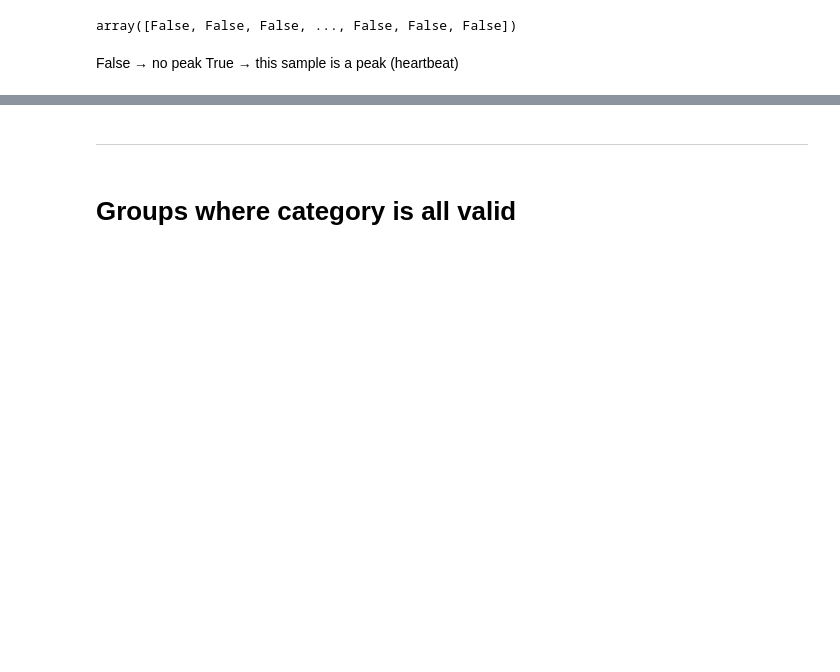
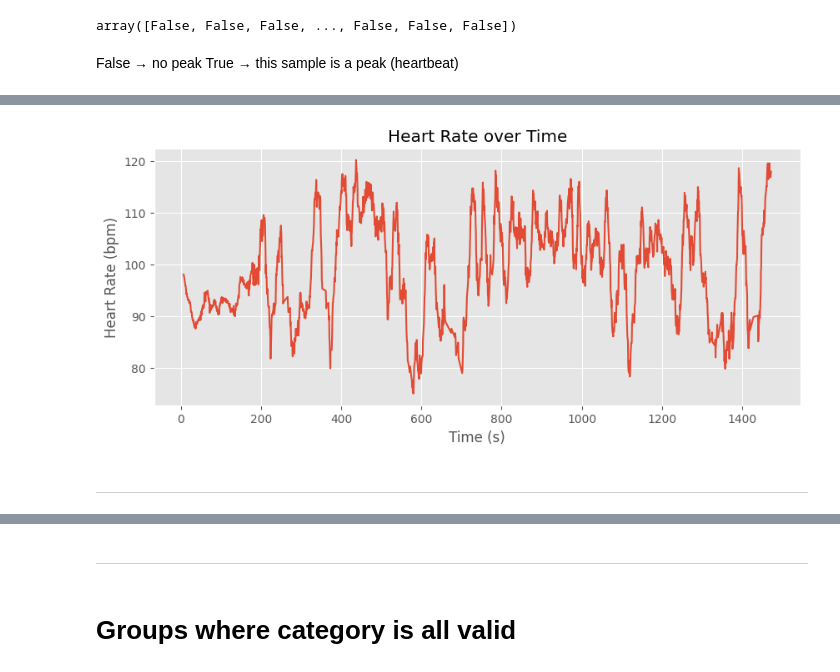
Before and after one commit to raquelmdtum/master-thesis, a Jupyter notebook: notebooks/do_quality_testing.ipynb, the cells around one changed output, grey strips where cells are left out. Saved outputs shown, nothing was run; the diff lists cells and outputs as text; code cells hidden in the pictures; blank space fills up the shorter version.

```diff
--- a/notebooks/do_quality_testing.ipynb
+++ b/notebooks/do_quality_testing.ipynb
@@ -697,0 +677,13 @@ plt.show()
+# %%
+HR_smooth = pd.Series(HR).rolling(20, center=True).mean()
+# %%
+plt.figure(figsize=(10,4))
+plt.plot(t_hr, HR_smooth)
+plt.xlabel("Time (s)")
+plt.ylabel("Heart Rate (bpm)")
+plt.title("Heart Rate over Time")
+plt.show()
+# %% [output]
+[figure, added]
+# %% [markdown]
+________
```
Also changed, not shown: parts of 9 cells of this notebook.
